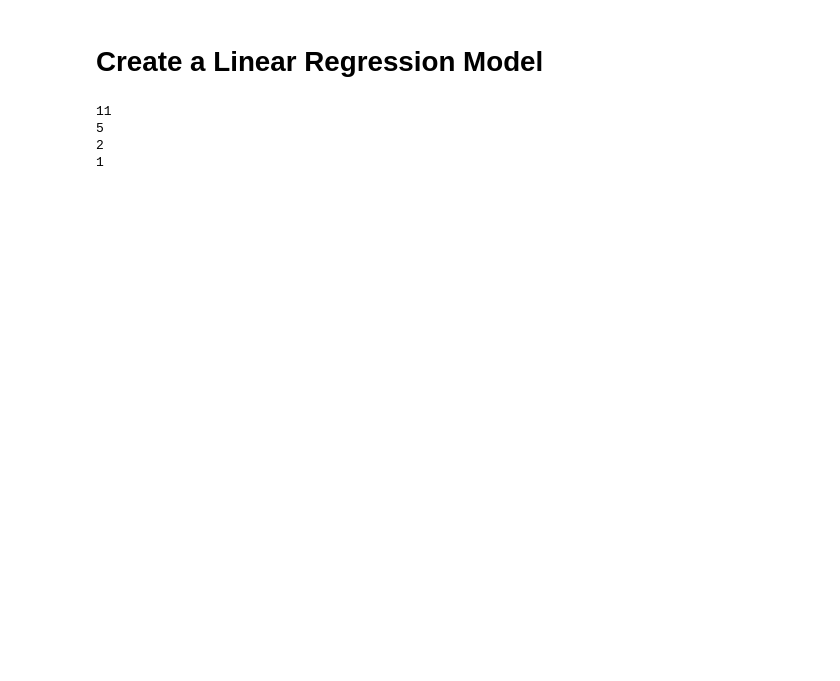
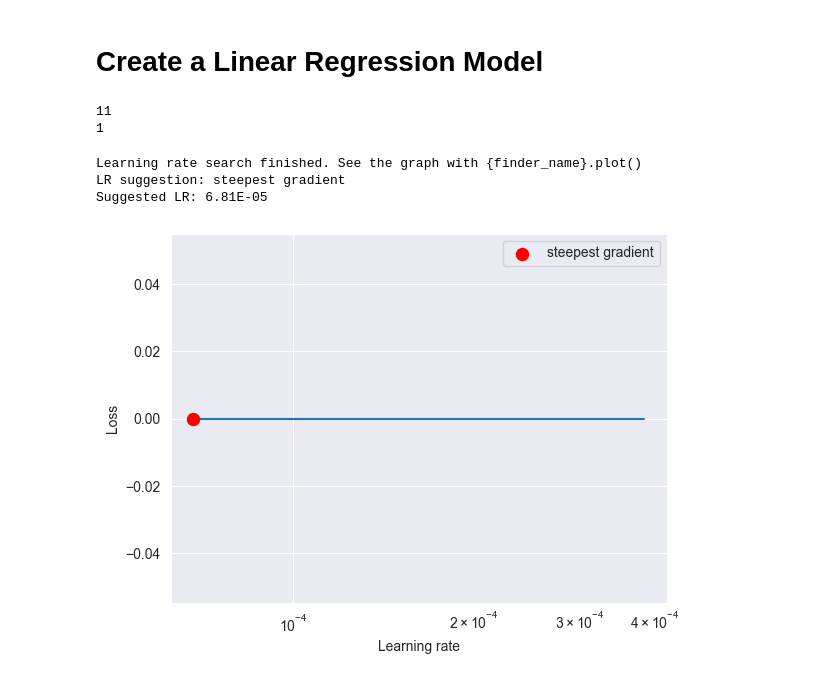
Before and after one commit to jwianczyk/SUML_Projekt_GR1, a Jupyter notebook: model_training.ipynb, the cells around one changed output. Saved outputs shown, nothing was run; the diff lists cells and outputs as text; code cells hidden in the pictures; blank space fills up the shorter version.

Commit message:
Created model

```diff
--- a/model_training.ipynb
+++ b/model_training.ipynb
@@ -157,7 +170,7 @@ print((inputs, targets))
 # %%
 dataset = TensorDataset(inputs, targets)
 # %%
-val_percent = 0.20
+val_percent = 0.15
 val_size = int(num_rows * val_percent)
 print(val_size)
 train_size = num_rows - val_size
@@ -175,5 +188,5 @@ print(len(train_ds), len(val_ds))
 # %%
-batch_size = 32
+batch_size = 64
 # %%
 train_loader = DataLoader(train_ds, batch_size, shuffle=True)
 val_loader = DataLoader(val_ds, batch_size)
@@ -186,46 +217,39 @@ val_loader = DataLoader(val_ds, batch_size)
 # %%
 input_size = len(input_columns)
 print(input_size)
-hidden_size = int(input_size / 2)
-print(hidden_size)
-hidden_size2 = int(hidden_size / 2)
-print(hidden_size2)
 output_size = 1
 print(output_size)
 # %% [output]
 11
-5
-2
 1
 # %%
 class WritingScoreModel(nn.Module):
     def __init__(self):
         super().__init__()
-        self.layers = nn.Sequential(
-            nn.Linear(input_size, hidden_size),
-            nn.ReLU(),
-            nn.Linear(hidden_size, hidden_size2),
-            nn.ReLU(),
-            nn.Linear(hidden_size2, output_size)
-        )
+        self.linear1 = nn.Linear(input_size, 8)
+        self.relu1 = nn.ReLU()
+        self.linear2 = nn.Linear(8, output_size)
 
-    def forward(self, xb):
-        return self.layers(xb)
+    def forward(self, x):
+        x = self.linear1(x)
+        x = self.relu1(x)
+        x = self.linear2(x)
+        return x
 
     def training_step(self, batch):
         inputs, targets = batch
         # Generate predictions
-        out = self(inputs)
+        out = self(inputs.to(device))
         # Calculate loss
-        loss = F.l1_loss(out, targets)
+        loss = F.l1_loss(out.to(device), targets.to(device))
         return loss
 
     def validation_step(self, batch):
         inputs, targets = batch
         # Generate predictions
-        out = self(inputs)
+        out = self(inputs.to(device))
         # Calculate loss
-        loss = F.l1_loss(out, targets)
+        loss = F.l1_loss(out.to(device), targets.to(device))
         return {'val_loss': loss.detach()}
 
     def validation_epoch_end(self, outputs):
@@ -237,9 +261,22 @@ class WritingScoreModel(nn.Module):
     def epoch_end(self, epoch, result, num_epochs):
         # Print result after 20th epoch
         if (epoch + 1) % 500 == 0 or epoch == num_epochs - 1:
-            print(f'Epoch {epoch + 1}, val_loss {result['val_loss']}')
+            print(f'Epoch {epoch + 1}, val_loss {result["val_loss"]}')
 # %%
-model = WritingScoreModel()
+model = WritingScoreModel().to(device)
+# %%
+from torch_lr_finder import LRFinder
+criterion = torch.nn.CrossEntropyLoss()
+optimizer = torch.optim.Adam(model.parameters(), lr = 0.00001)
+lr_finder = LRFinder(model, optimizer, criterion, device)
+lr_finder.range_test(train_loader, end_lr = 0.001, num_iter = 25)
+lr_finder.plot()
+lr_finder.reset()
+# %% [output]
+Learning rate search finished. See the graph with {finder_name}.plot()
+LR suggestion: steepest gradient
+Suggested LR: 6.81E-05
+[figure, added]
 # %%
 list(model.parameters())
 # %% [output]
```
Also changed, not shown: parts of 22 cells of this notebook, 1 other file.
